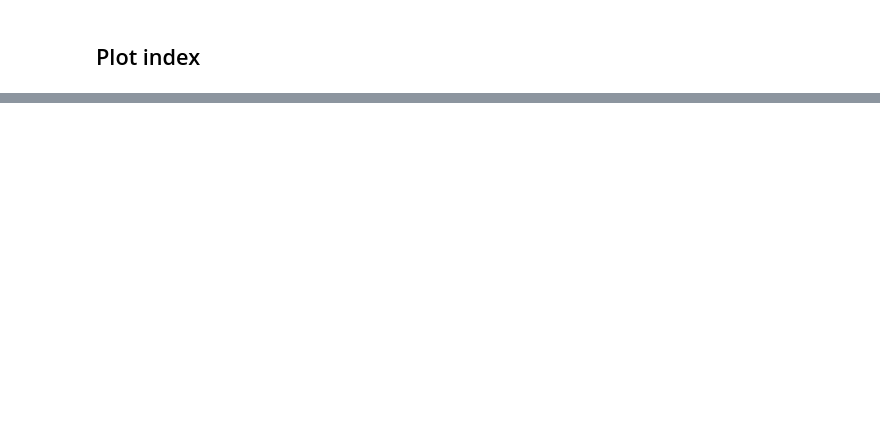
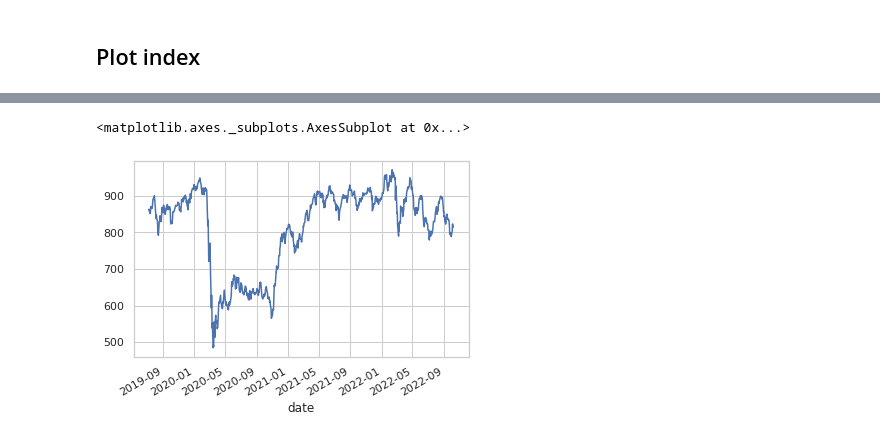
Before and after one commit to orestisf/Notebooks, a Jupyter notebook: finance/ATHEX_Composite_stocks_above_50EMA.ipynb, the cells around one changed output, grey strips where cells are left out. Cells and saved outputs as stored; diff of their text form; code cells hidden in the pictures; blank space fills up the shorter version.

```diff
--- a/finance/ATHEX_Composite_stocks_above_50EMA.ipynb
+++ b/finance/ATHEX_Composite_stocks_above_50EMA.ipynb
@@ -130,0 +161,35 @@ data.tail(5)
+# %%
+# get the data into a pd data frame
+data = pd.read_csv('https://www.capital.gr' + link, skiprows = 1, decimal=",")
+
+# remove columns we are not using
+del data['ΜΕΤ.%']
+del data['Τζίρος']
+
+# convert date to date format
+data['Ημ/νία'] = pd.to_datetime(data['Ημ/νία'], format="%d/%m/%Y")
+
+# rename columns to en
+data.columns = ['date', 'close', 'open', 'high', 'low', 'volume']
+
+# make date index
+data.set_index('date', inplace = True)
+
+# convert volume column from string to float
+data['volume'] = data['volume'].str.replace(".","").astype(float)
+
+# rearrange columns
+data = data[['open', 'high', 'low', 'close', 'volume']]
+
+# keep data from the earliest date for which we have sstock data and sort ascending
+data = data[(data.index >= stockData.index.min().strftime("%d/%m/%Y"))].sort_index(ascending=True)
+
+# check for missing values (this will be included in the QC section of the final pipeline for the daily ingested data along with the other quality checks)
+print('checking for null values...')
+print(data.isnull().sum())
+
+# copy into a new data frame
+atgdata = data.copy()
+
+# view a sample
+print(atgdata)
@@ -195,2 +280,8 @@ t4.plot()
+# %%
+# basic plot of our athex composite
+atgdata['close'].plot()
+# %% [output]
+<matplotlib.axes._subplots.AxesSubplot at 0x...>
+[figure, added]
 # %%
 # ...or a bit nicer plot with seaborn
```
Also changed, not shown: parts of 13 cells of this notebook.
